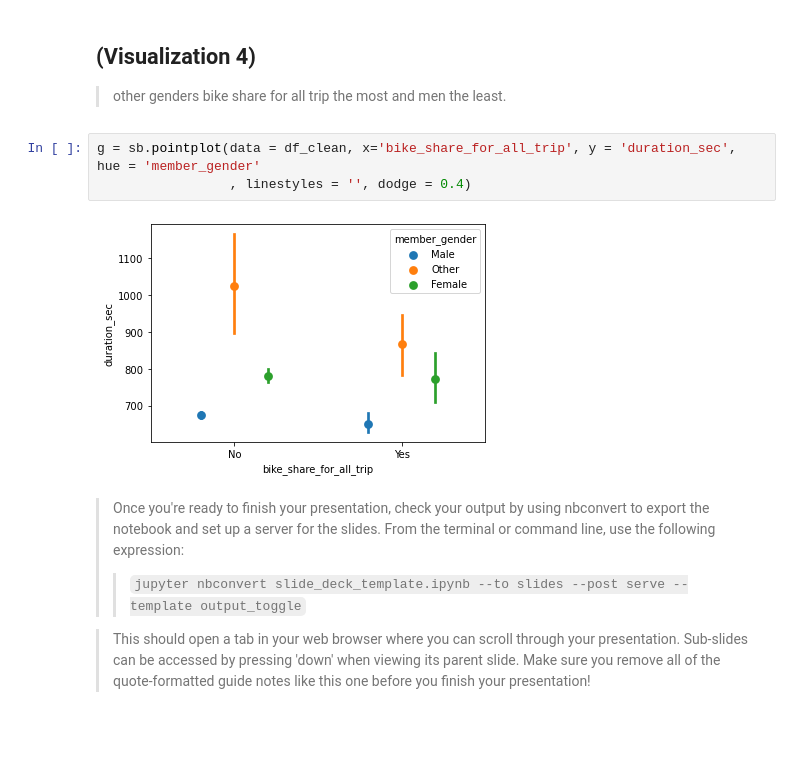
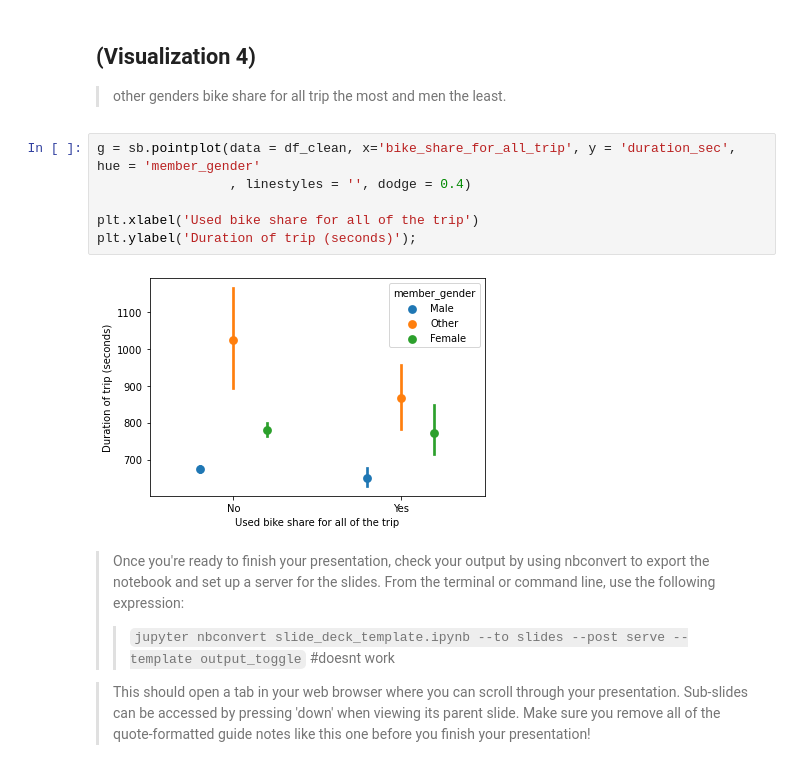
Before and after one commit to AbdelrahmanT/Communicate-Data-Findings-Udacity-Project, a Jupyter notebook: slide_deck_template.ipynb, the cells around one changed output. Cells and saved outputs as stored; diff of their text form; blank space fills up the shorter version.

```diff
--- a/slide_deck_template.ipynb
+++ b/slide_deck_template.ipynb
@@ -69,13 +76,16 @@ plt.yticks([100,300,1000,3000,10000,30000,100000],[100,300,1000,3000,10000,30000
 # %%
 g = sb.pointplot(data = df_clean, x='bike_share_for_all_trip', y = 'duration_sec', hue = 'member_gender'
                  , linestyles = '', dodge = 0.4)
+
+plt.xlabel('Used bike share for all of the trip')
+plt.ylabel('Duration of trip (seconds)');
 # %% [output]
-[figure, old version]
+[figure, new version]
 # %% [markdown]
 > Once you're ready to finish your presentation, check your output by using
 nbconvert to export the notebook and set up a server for the slides. From the
 terminal or command line, use the following expression:
-> > `jupyter nbconvert slide_deck_template.ipynb --to slides --post serve --template output_toggle`
+> > `jupyter nbconvert slide_deck_template.ipynb --to slides --post serve --template output_toggle` #doesnt work
 
 > This should open a tab in your web browser where you can scroll through your
 presentation. Sub-slides can be accessed by pressing 'down' when viewing its parent
```
Also changed, not shown: parts of 4 cells of this notebook, 1 other file.
